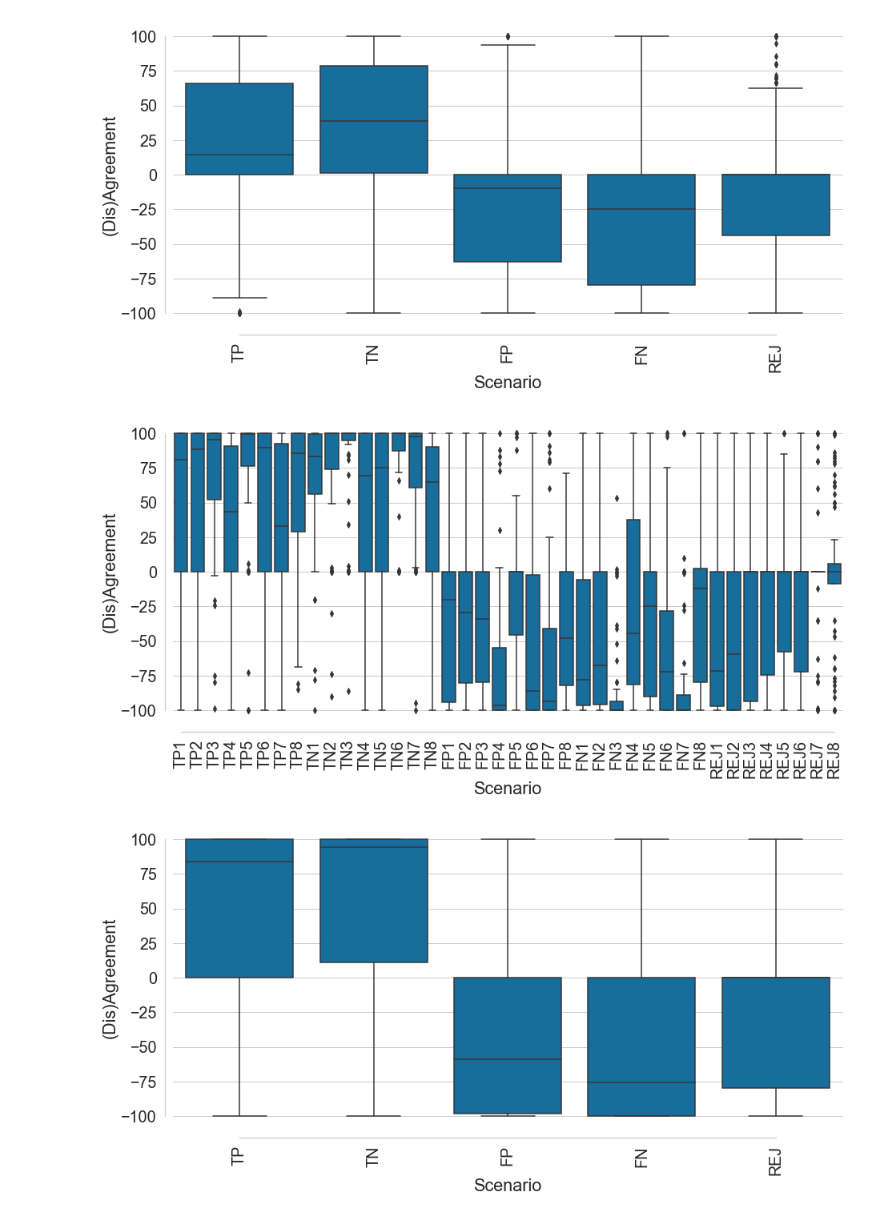
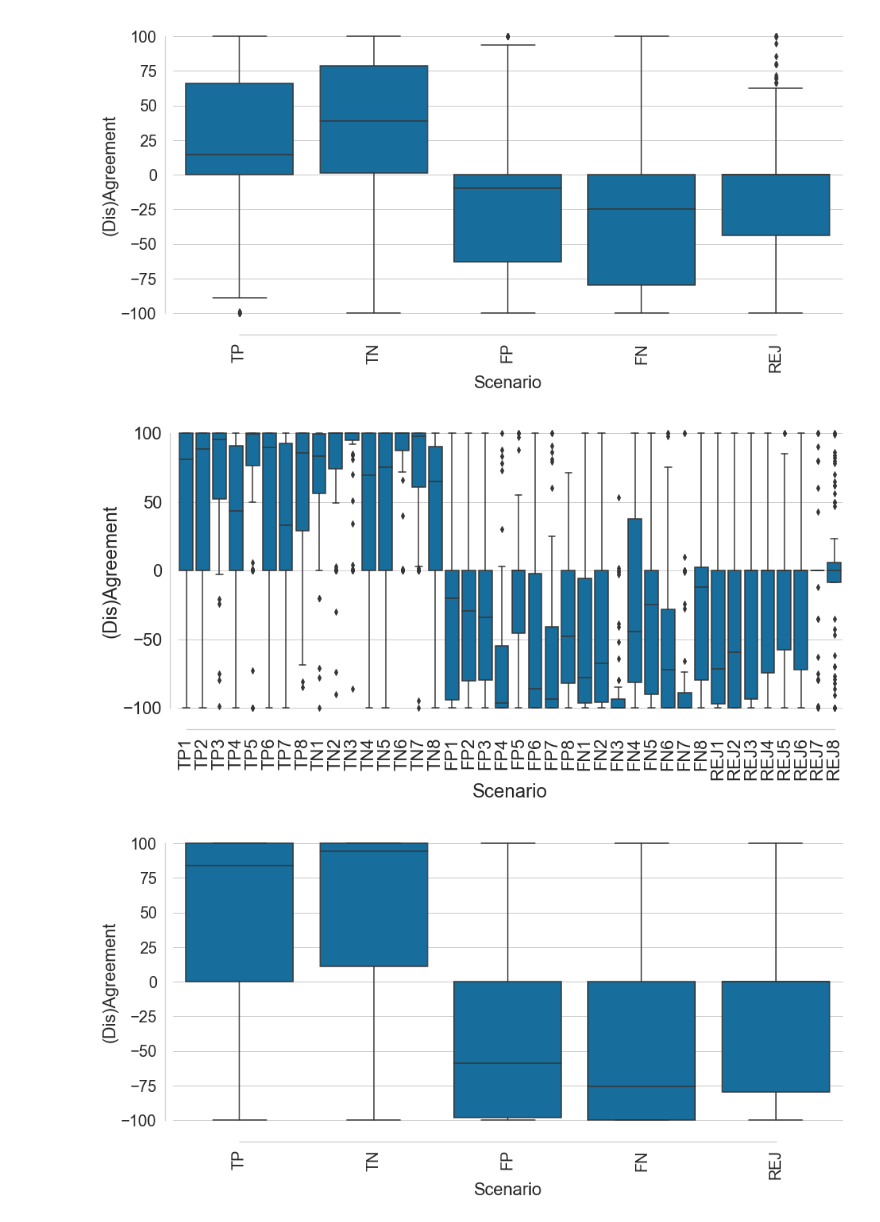
Before and after one commit to delftcrowd/smart_rejector_for_hate_speech, a Jupyter notebook: code/survey/analysis/complete_study.ipynb, the cells around one changed output. Drawn from its saved outputs; the diff is of its cells as text; code cells hidden in the pictures.

```diff
--- a/code/survey/analysis/complete_study.ipynb
+++ b/code/survey/analysis/complete_study.ipynb
@@ -129,7 +129,7 @@ Analysis.plot_dual_boxplots(data_mes=mes_data, data_s100=s100_data)
 # %%
 %matplotlib inline
 sns.set(rc={'figure.figsize':(15,7)})
-sns.set(font_scale = 1.8, palette="colorblind")
+sns.set(font_scale = 2.0, palette="colorblind")
 sns.set_style("whitegrid")
 Analysis.plot_boxplots(data=mes_data, scale_title="ME")
 # %% [output]
@@ -145,11 +145,11 @@ Analysis.plot_boxplots(data=mes_data, scale_title="ME", show_individual=False)
 # %%
 %matplotlib inline
 sns.set(rc={'figure.figsize':(15,7)})
-sns.set(font_scale = 1.8, palette="colorblind")
+sns.set(font_scale = 2.0, palette="colorblind")
 sns.set_style("whitegrid")
 Analysis.plot_boxplots(data=s100_data, scale_title="100-level")
 # %% [output]
-[figure, old version]
+[figure, new version]
 # %%
 %matplotlib inline
 sns.set(rc={'figure.figsize':(15,7)})
```
Also changed, not shown: parts of 1 cell of this notebook, 6 other files.
